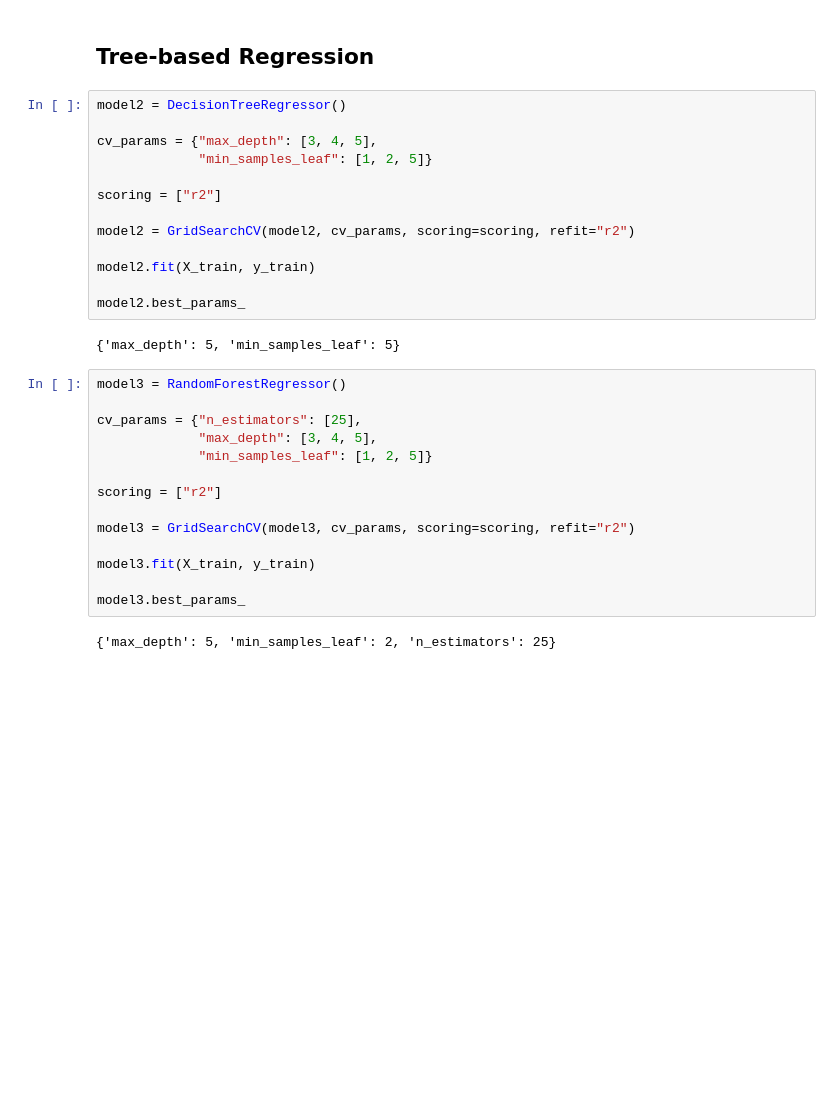
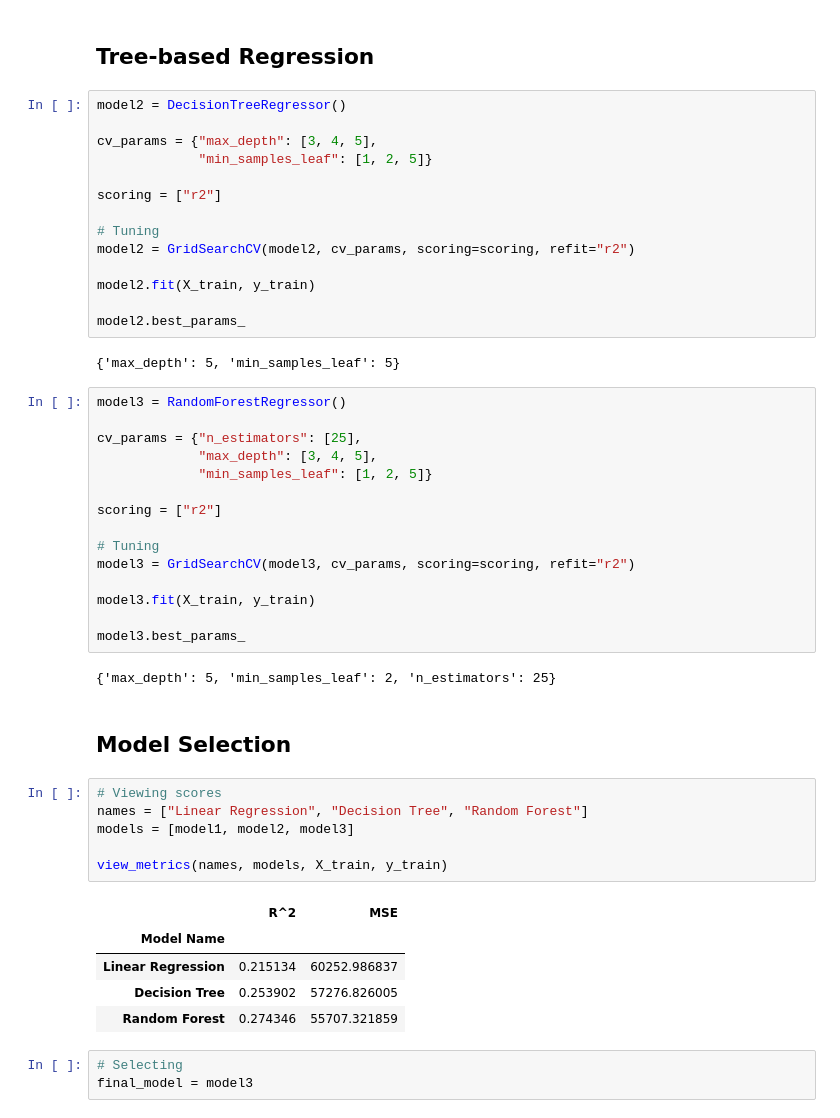
Before and after one commit to SameeckBhatia/Airbnb-ML-Economist, a Jupyter notebook: la_airbnb.ipynb, the cells around one changed output. Saved outputs shown, nothing was run; the diff lists cells and outputs as text; blank space fills up the shorter version.

Commit message:
Selecting a final model

```diff
--- a/la_airbnb.ipynb
+++ b/la_airbnb.ipynb
@@ -480,6 +482,7 @@ cv_params = {"max_depth": [3, 4, 5],
 
 scoring = ["r2"]
 
+# Tuning
 model2 = GridSearchCV(model2, cv_params, scoring=scoring, refit="r2")
 
 model2.fit(X_train, y_train)
@@ -496,6 +499,7 @@ cv_params = {"n_estimators": [25],
 
 scoring = ["r2"]
 
+# Tuning
 model3 = GridSearchCV(model3, cv_params, scoring=scoring, refit="r2")
 
 model3.fit(X_train, y_train)
@@ -503,3 +507,20 @@ model3.fit(X_train, y_train)
 model3.best_params_
 # %% [output]
 {'max_depth': 5, 'min_samples_leaf': 2, 'n_estimators': 25}
+# %% [markdown]
+## Model Selection
+# %%
+# Viewing scores
+names = ["Linear Regression", "Decision Tree", "Random Forest"]
+models = [model1, model2, model3]
+
+view_metrics(names, models, X_train, y_train)
+# %% [output]
+|  | R^2 | MSE |
+| Model Name |  |  |
+| Linear Regression | 0.215134 | 60252.986837 |
+| Decision Tree | 0.253902 | 57276.826005 |
+| Random Forest | 0.274346 | 55707.321859 |
+# %%
+# Selecting
+final_model = model3
```
Also changed, not shown: parts of 2 cells of this notebook.
